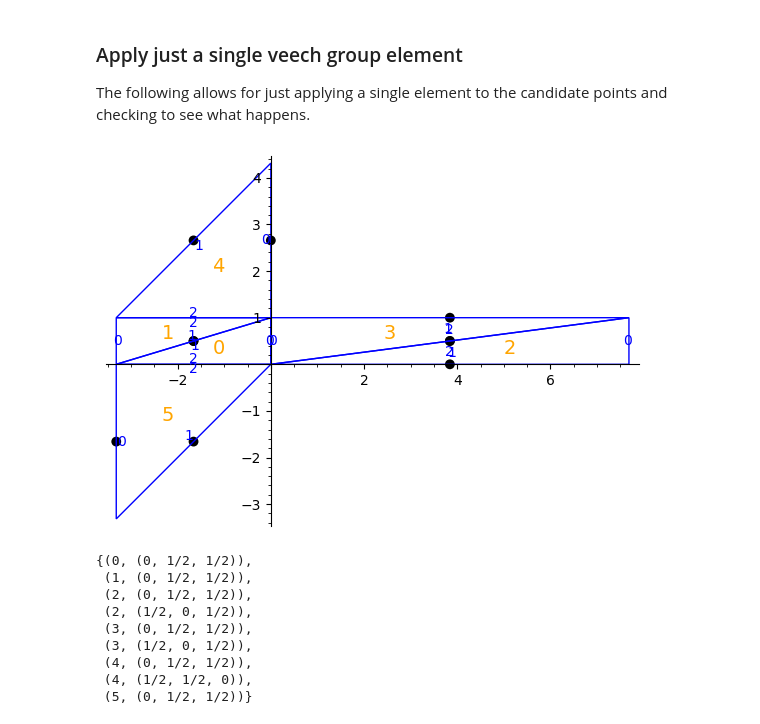
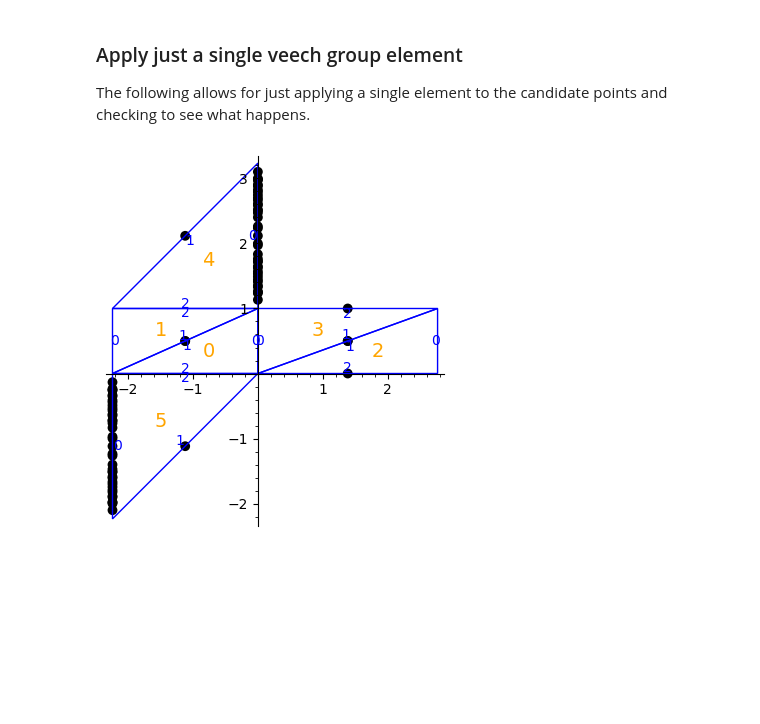
Before and after one commit to sfreedman67/samsurf, a Jupyter notebook: bowman/testing_compute_candidate_periodic_points.ipynb, the cells around one changed output. Drawn from its saved outputs; the diff is of its cells as text; code cells hidden in the pictures; blank space fills up the shorter version.

```diff
--- a/bowman/testing_compute_candidate_periodic_points.ipynb
+++ b/bowman/testing_compute_candidate_periodic_points.ipynb
@@ -18,0 +9,9 @@ We use the surface and veech group obtained above, along with the particular vee
+# %%
+ronen44 = Triangulation.ronen_l(20)
+veech_gens_list = ronen44.generators_veech.gens
+print("Number of generators: ", len(veech_gens_list))
+
+# find a veech group element that is the product of sheers, then raise to a power if needed.
+veech_elem = veech_gens_list[3] * veech_gens_list[2]
+#veech_elem = veech_elem**2
+print("Veech element:\n", veech_elem)
@@ -19,11 +23,10 @@ We use the surface and veech group obtained above, along with the particular vee
 # %%
-# so input set of candidate points is a set of points of form (i, (x1, x2, x3)) for triangle i
-# and candidate point (x1, x2, x3) on that triangle.
-
+# compute the set of candidate periodic points.
 candidate_points = set()
-
+print("There are ", len(ronen44.triangles), " triangles in the table.")
 for i in range(len(ronen44.triangles)):
-    tri_points = ronen44.compute_candidate_periodic_points(i, veech_gens_list, veech_elem)
+    print("Computing for triangle ", i)
+    tri_points = ronen44.compute_candidate_periodic_points(i, veech_elem)
     for point in tri_points:
         reformatted = (i, point)
         candidate_points.add(reformatted)
@@ -68,17 +69,7 @@ The following allows for just applying a single element to the candidate points
 # %%
 # as can be seen by the following output, it is sufficient to just apply
 # a single veech element and get the entire collection of periodic points
-preserved_pts = points_preserved(ronen44, veech_gens_list[13], candidate_points)
+preserved_pts = points_preserved(ronen44, veech_gens_list[0], candidate_points)
 mark_points(ronen44, preserved_pts).plot().show()
-preserved_pts
 # %% [output]
-[figure, old version]
+[figure, new version]
-{(0, (0, 1/2, 1/2)),
- (1, (0, 1/2, 1/2)),
- (2, (0, 1/2, 1/2)),
- (2, (1/2, 0, 1/2)),
- (3, (0, 1/2, 1/2)),
- (3, (1/2, 0, 1/2)),
- (4, (0, 1/2, 1/2)),
- (4, (1/2, 1/2, 0)),
- (5, (0, 1/2, 1/2))}
```
Also changed, not shown: parts of 7 cells of this notebook, 3 other files.
